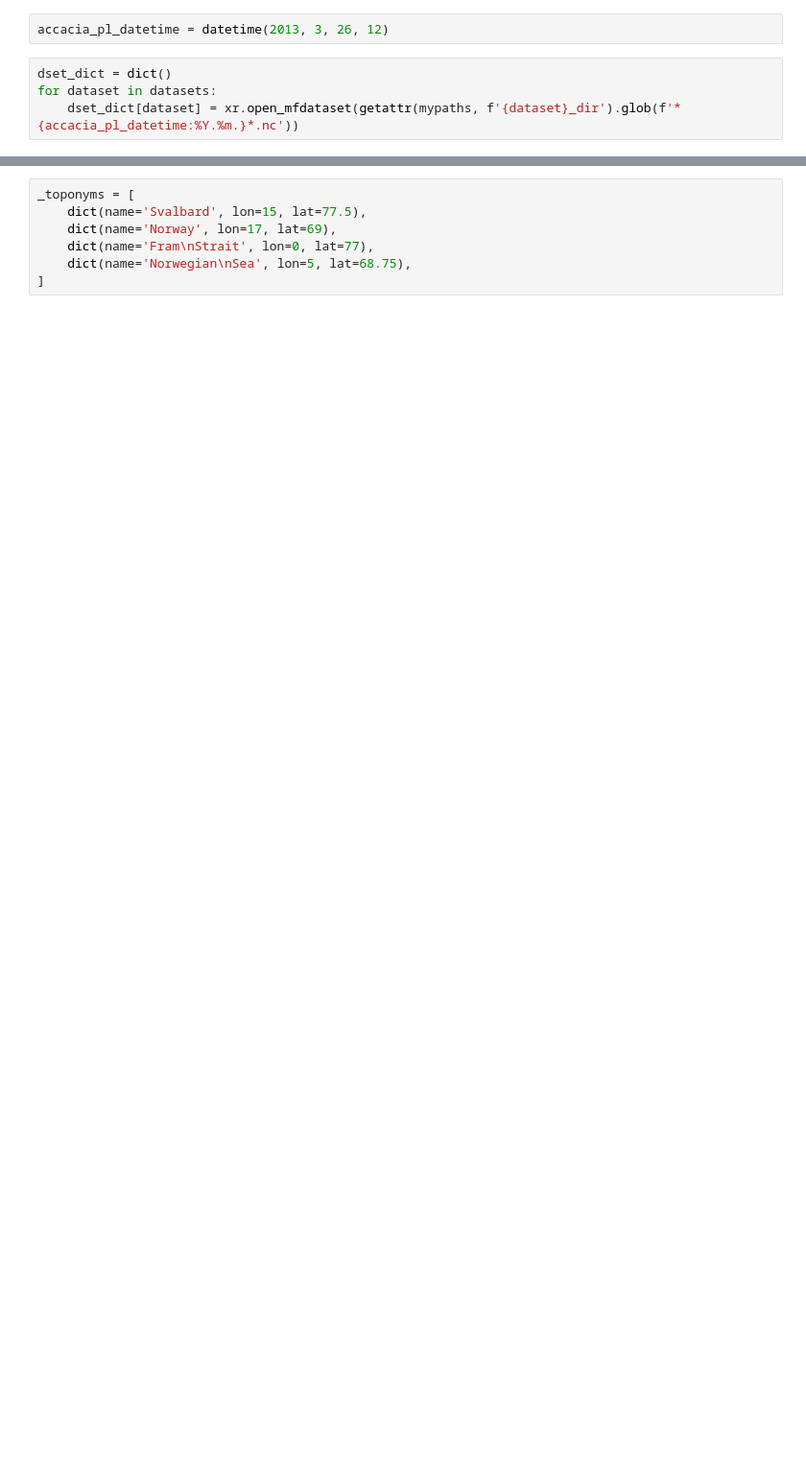
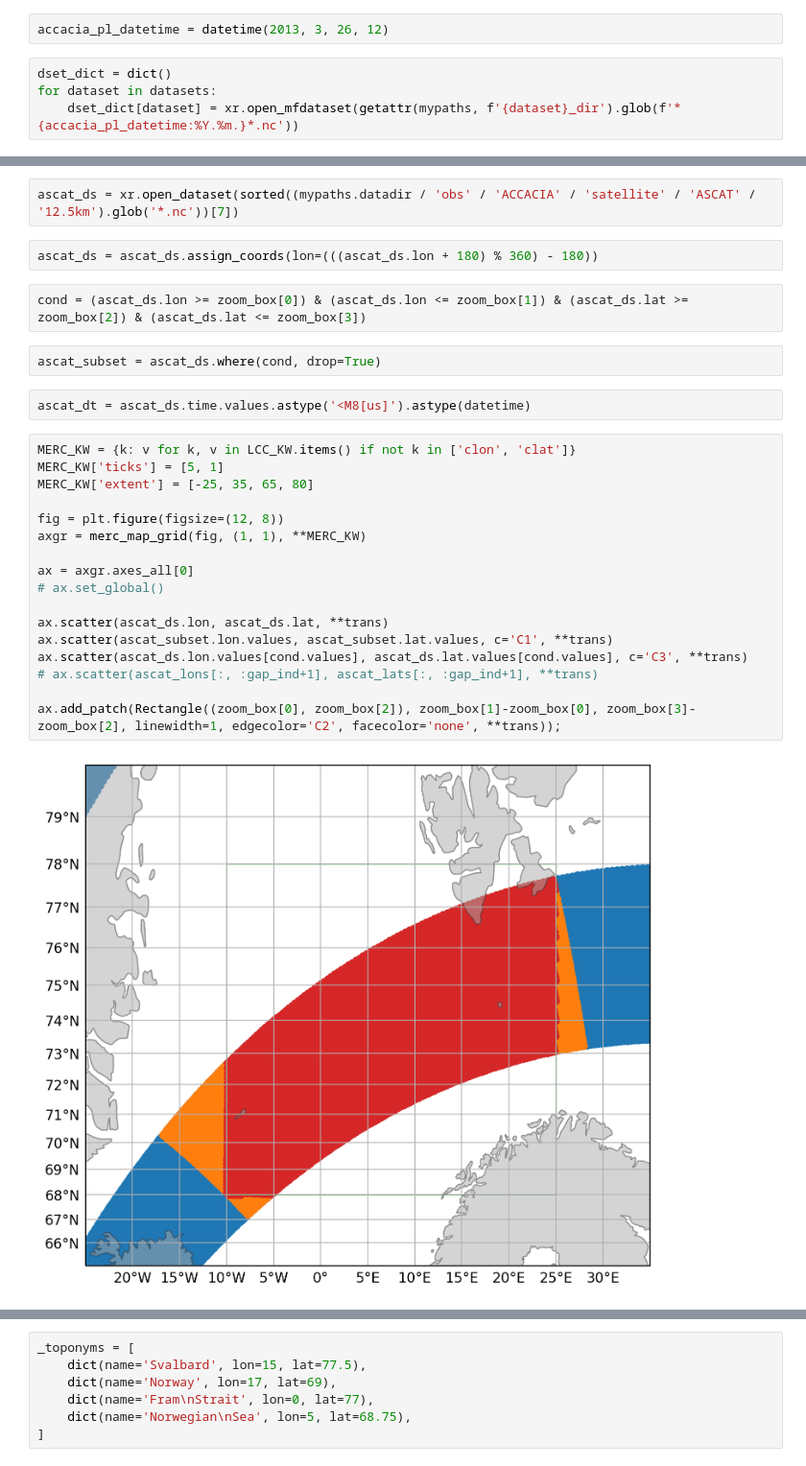
Before and after one commit to cycle13/mc_era5, a Jupyter notebook: code/ACCACIA-Case-Example.ipynb, the cells around one changed output, grey strips where cells are left out. Shown at 96% size. Cells and saved outputs as stored; diff of their text form; blank space fills up the shorter version.

```diff
--- a/code/ACCACIA-Case-Example.ipynb
+++ b/code/ACCACIA-Case-Example.ipynb
@@ -21,0 +32,29 @@ for dataset in datasets:
+# %%
+ascat_ds = xr.open_dataset(sorted((mypaths.datadir / 'obs' / 'ACCACIA' / 'satellite' / 'ASCAT' / '12.5km').glob('*.nc'))[7])
+# %%
+ascat_ds = ascat_ds.assign_coords(lon=(((ascat_ds.lon + 180) % 360) - 180))
+# %%
+cond = (ascat_ds.lon >= zoom_box[0]) & (ascat_ds.lon <= zoom_box[1]) & (ascat_ds.lat >= zoom_box[2]) & (ascat_ds.lat <= zoom_box[3])
+# %%
+ascat_subset = ascat_ds.where(cond, drop=True)
+# %%
+ascat_dt = ascat_ds.time.values.astype('<M8[us]').astype(datetime)
+# %%
+MERC_KW = {k: v for k, v in LCC_KW.items() if not k in ['clon', 'clat']}
+MERC_KW['ticks'] = [5, 1]
+MERC_KW['extent'] = [-25, 35, 65, 80]
+
+fig = plt.figure(figsize=(12, 8))
+axgr = merc_map_grid(fig, (1, 1), **MERC_KW)
+
+ax = axgr.axes_all[0]
+# ax.set_global()
+
+ax.scatter(ascat_ds.lon, ascat_ds.lat, **trans)
+ax.scatter(ascat_subset.lon.values, ascat_subset.lat.values, c='C1', **trans)
+ax.scatter(ascat_ds.lon.values[cond.values], ascat_ds.lat.values[cond.values], c='C3', **trans)
+# ax.scatter(ascat_lons[:, :gap_ind+1], ascat_lats[:, :gap_ind+1], **trans)
+
+ax.add_patch(Rectangle((zoom_box[0], zoom_box[2]), zoom_box[1]-zoom_box[0], zoom_box[3]-zoom_box[2], linewidth=1, edgecolor='C2', facecolor='none', **trans));
+# %% [output]
+[figure, added]
```
Also changed, not shown: parts of 27 cells of this notebook, 2 other files.
